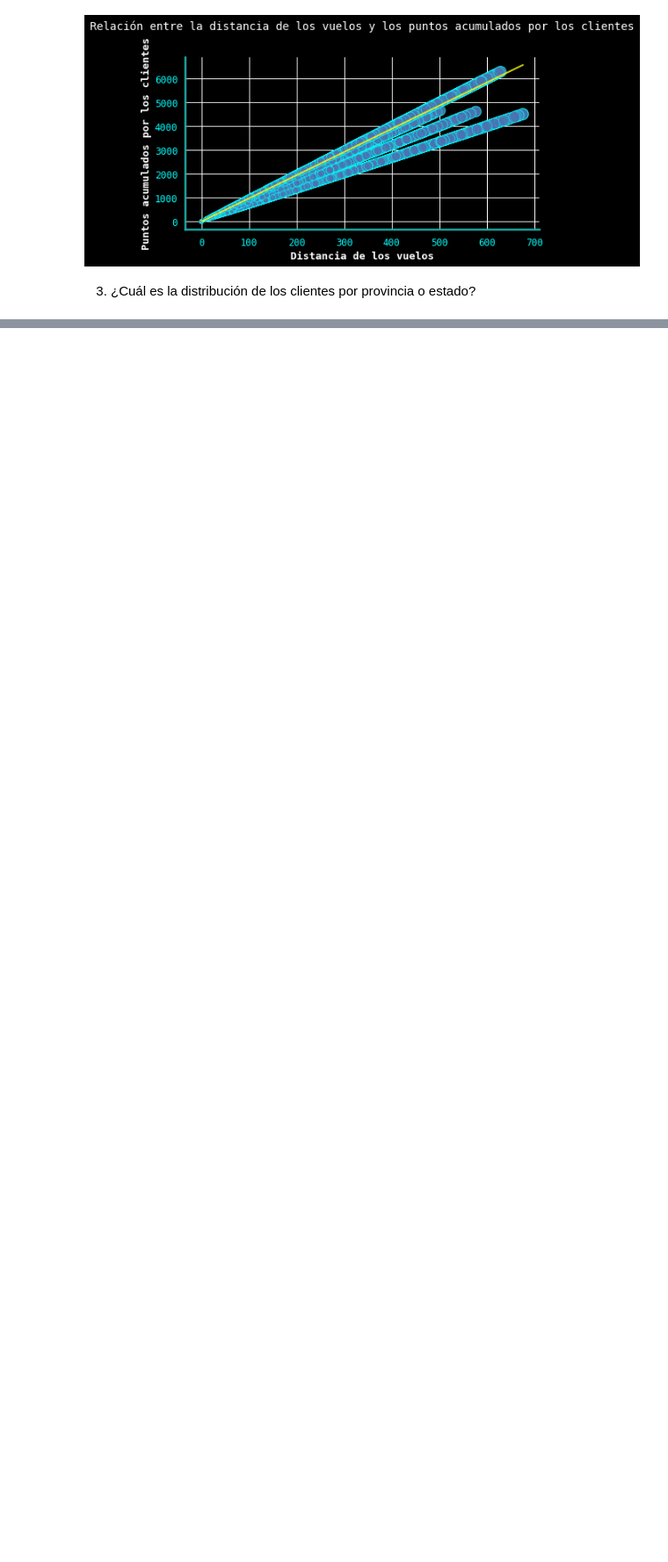
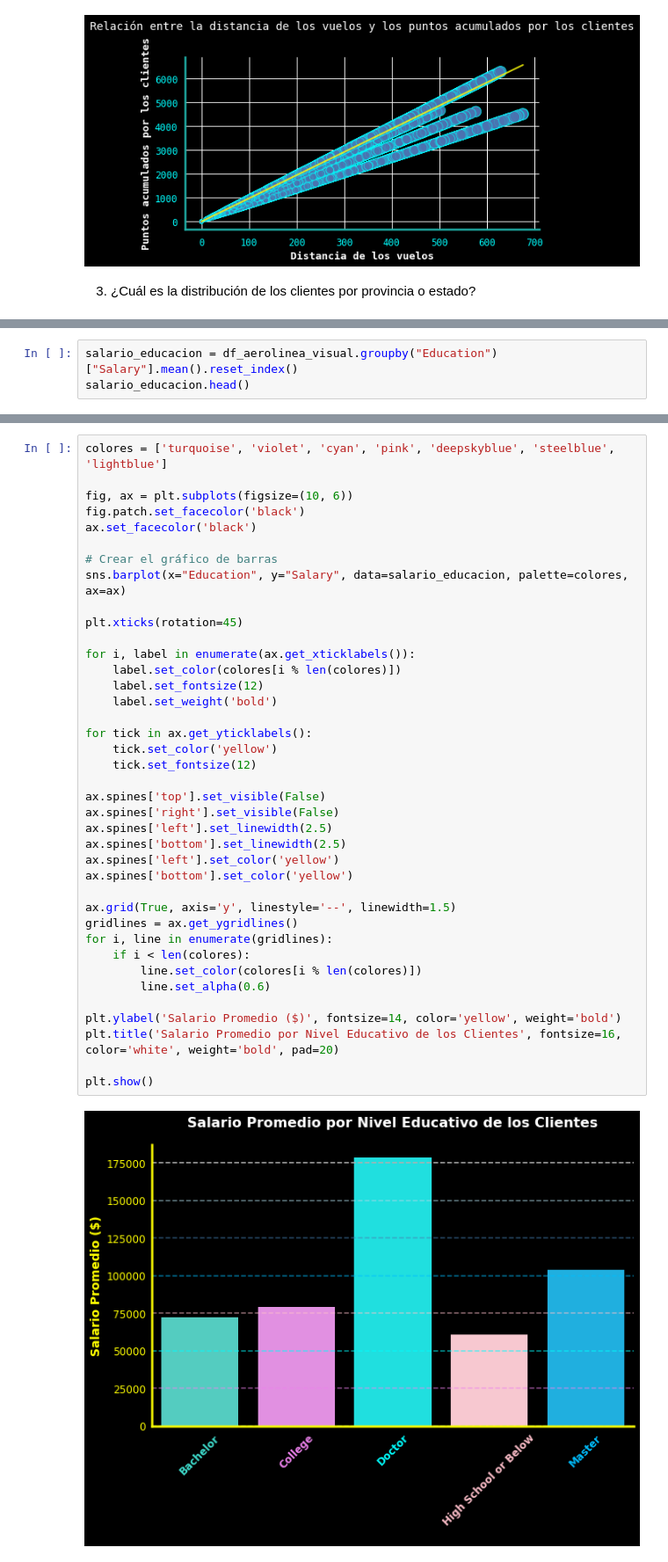
Before and after one commit to Adalab/bda-modulo-3-evaluacion-final-Paulamc1695, a Jupyter notebook: resolucion_evaluacion_03.ipynb, the cells around one changed output, grey strips where cells are left out. Shown at 88% size. Saved outputs shown, nothing was run; the diff lists cells and outputs as text; blank space fills up the shorter version.

```diff
--- a/resolucion_evaluacion_03.ipynb
+++ b/resolucion_evaluacion_03.ipynb
@@ -202,0 +206,3 @@ plt.show()
+# %%
+salario_educacion = df_aerolinea_visual.groupby("Education")["Salary"].mean().reset_index()
+salario_educacion.head()
@@ -202,0 +216,41 @@ plt.show()
+# %%
+colores = ['turquoise', 'violet', 'cyan', 'pink', 'deepskyblue', 'steelblue', 'lightblue']
+
+fig, ax = plt.subplots(figsize=(10, 6))
+fig.patch.set_facecolor('black')
+ax.set_facecolor('black')
+
+# Crear el gráfico de barras
+sns.barplot(x="Education", y="Salary", data=salario_educacion, palette=colores, ax=ax)
+
+plt.xticks(rotation=45)
+
+for i, label in enumerate(ax.get_xticklabels()):
+    label.set_color(colores[i % len(colores)])
+    label.set_fontsize(12)
+    label.set_weight('bold')
+
+for tick in ax.get_yticklabels():
+    tick.set_color('yellow')
+    tick.set_fontsize(12)
+
+ax.spines['top'].set_visible(False)
+ax.spines['right'].set_visible(False)
+ax.spines['left'].set_linewidth(2.5)
+ax.spines['bottom'].set_linewidth(2.5)
+ax.spines['left'].set_color('yellow')
+ax.spines['bottom'].set_color('yellow')
+
+ax.grid(True, axis='y', linestyle='--', linewidth=1.5)
+gridlines = ax.get_ygridlines()
+for i, line in enumerate(gridlines):
+    if i < len(colores):
+        line.set_color(colores[i % len(colores)])
+        line.set_alpha(0.6)
+
+plt.ylabel('Salario Promedio ($)', fontsize=14, color='yellow', weight='bold')
+plt.title('Salario Promedio por Nivel Educativo de los Clientes', fontsize=16, color='white', weight='bold', pad=20)
+
+plt.show()
+# %% [output]
+[figure, added]
```
Also changed, not shown: parts of 12 cells of this notebook.
